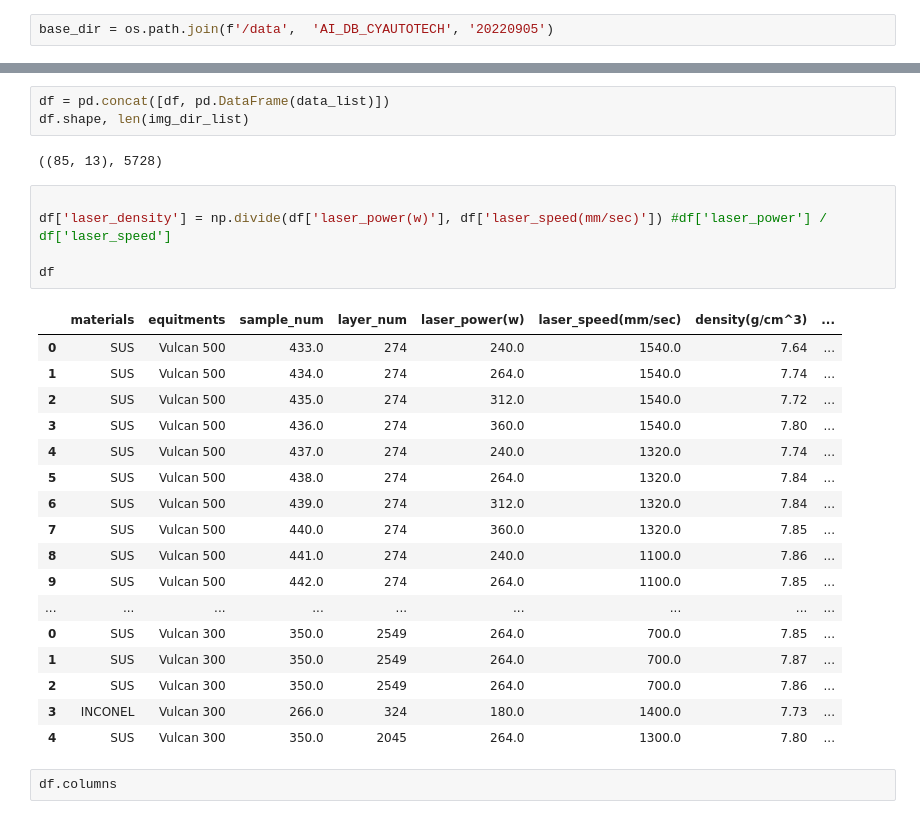
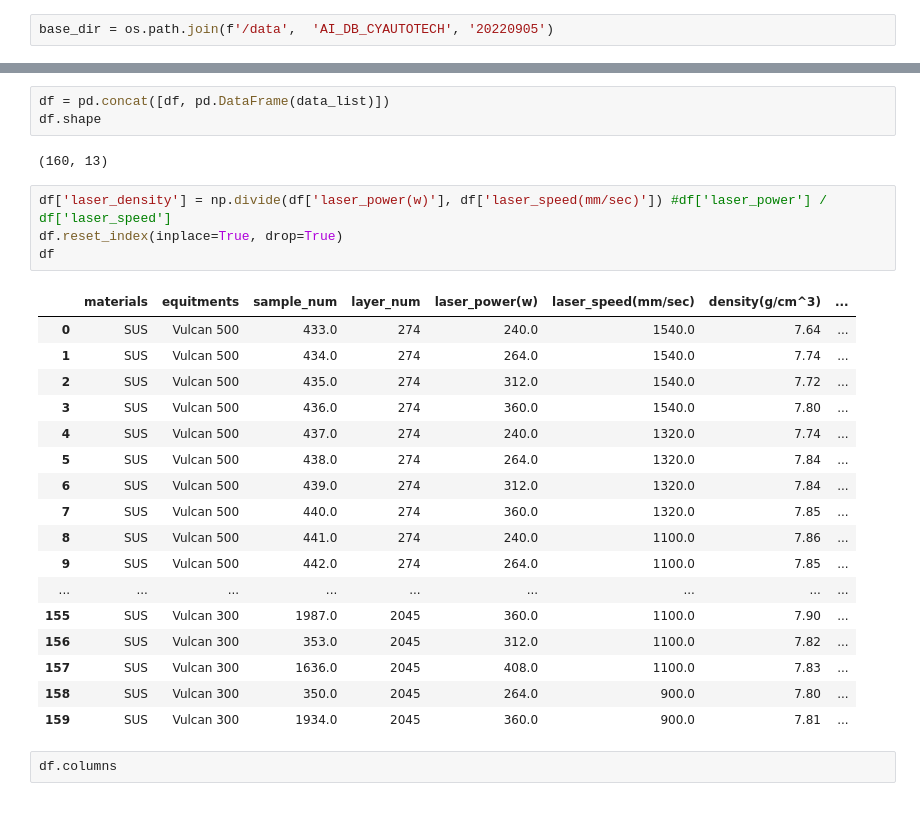
Before and after one commit to c51tech/ai_data_2022, a Jupyter notebook: 02.Off_axis_Simple_CNN_model_SUS_Mid_term_220914.ipynb, the cells around one changed output, grey strips where cells are left out. Cells and saved outputs as stored; diff of their text form.

```diff
--- a/02.Off_axis_Simple_CNN_model_SUS_Mid_term_220914.ipynb
+++ b/02.Off_axis_Simple_CNN_model_SUS_Mid_term_220914.ipynb
@@ -221,31 +234,30 @@ for i, trial in enumerate(sorted(os.listdir(base_dir))):
 # %%
 df = pd.concat([df, pd.DataFrame(data_list)])
-df.shape, len(img_dir_list)
+df.shape
 # %% [output]
-((85, 13), 5728)
+(160, 13)
 # %%
-
 df['laser_density'] = np.divide(df['laser_power(w)'], df['laser_speed(mm/sec)']) #df['laser_power'] / df['laser_speed']
-
+df.reset_index(inplace=True, drop=True)
 df
 # %% [output]
 |  | materials | equitments | sample_num | layer_num | laser_power(w) | laser_speed(mm/sec) | density(g/cm^3) | ... |
 | 0 | SUS | Vulcan 500 | 433.0 | 274 | 240.0 | 1540.0 | 7.64 | ... |
 | 1 | SUS | Vulcan 500 | 434.0 | 274 | 264.0 | 1540.0 | 7.74 | ... |
 | 2 | SUS | Vulcan 500 | 435.0 | 274 | 312.0 | 1540.0 | 7.72 | ... |
 | 3 | SUS | Vulcan 500 | 436.0 | 274 | 360.0 | 1540.0 | 7.80 | ... |
 | 4 | SUS | Vulcan 500 | 437.0 | 274 | 240.0 | 1320.0 | 7.74 | ... |
 | 5 | SUS | Vulcan 500 | 438.0 | 274 | 264.0 | 1320.0 | 7.84 | ... |
 | 6 | SUS | Vulcan 500 | 439.0 | 274 | 312.0 | 1320.0 | 7.84 | ... |
 | 7 | SUS | Vulcan 500 | 440.0 | 274 | 360.0 | 1320.0 | 7.85 | ... |
 | 8 | SUS | Vulcan 500 | 441.0 | 274 | 240.0 | 1100.0 | 7.86 | ... |
 | 9 | SUS | Vulcan 500 | 442.0 | 274 | 264.0 | 1100.0 | 7.85 | ... |
 | ... | ... | ... | ... | ... | ... | ... | ... | ... |
-| 0 | SUS | Vulcan 300 | 350.0 | 2549 | 264.0 | 700.0 | 7.85 | ... |
-| 1 | SUS | Vulcan 300 | 350.0 | 2549 | 264.0 | 700.0 | 7.87 | ... |
-| 2 | SUS | Vulcan 300 | 350.0 | 2549 | 264.0 | 700.0 | 7.86 | ... |
-| 3 | INCONEL | Vulcan 300 | 266.0 | 324 | 180.0 | 1400.0 | 7.73 | ... |
-| 4 | SUS | Vulcan 300 | 350.0 | 2045 | 264.0 | 1300.0 | 7.80 | ... |
+| 155 | SUS | Vulcan 300 | 1987.0 | 2045 | 360.0 | 1100.0 | 7.90 | ... |
+| 156 | SUS | Vulcan 300 | 353.0 | 2045 | 312.0 | 1100.0 | 7.82 | ... |
+| 157 | SUS | Vulcan 300 | 1636.0 | 2045 | 408.0 | 1100.0 | 7.83 | ... |
+| 158 | SUS | Vulcan 300 | 350.0 | 2045 | 264.0 | 900.0 | 7.80 | ... |
+| 159 | SUS | Vulcan 300 | 1934.0 | 2045 | 360.0 | 900.0 | 7.81 | ... |
 # %%
 df.columns
 # %% [output]
```
Also changed, not shown: parts of 6 cells of this notebook.
